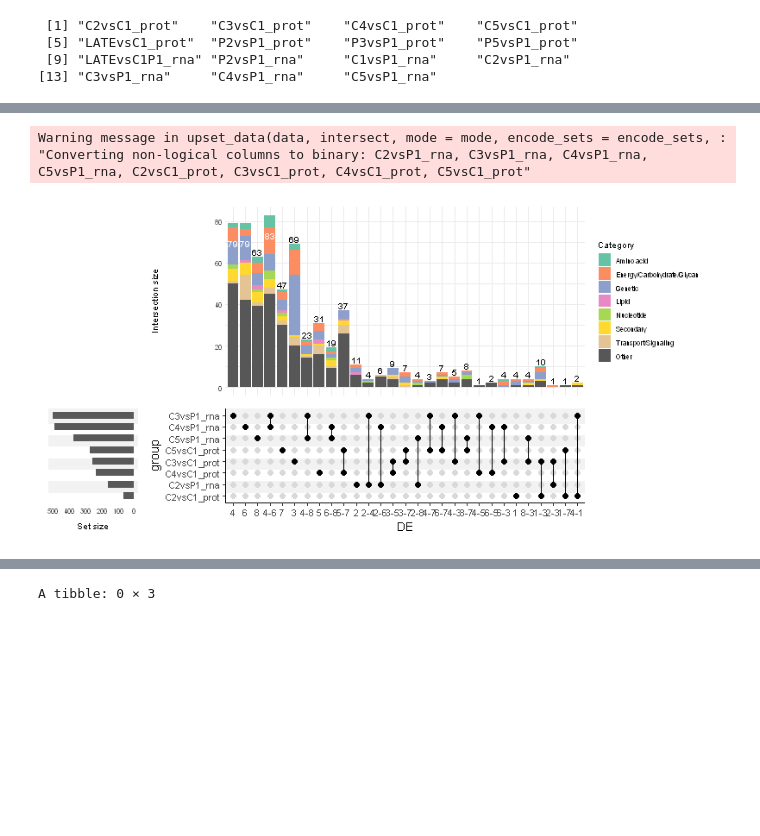
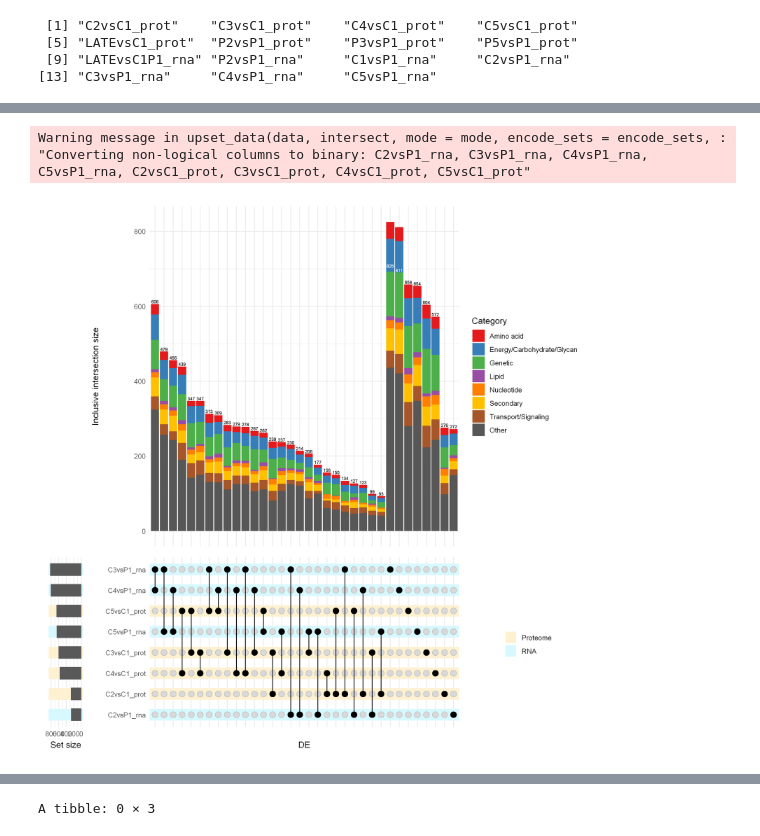
Before and after one commit to wosnat/CC1A3, a Jupyter notebook: Enrichment/CC1A3 MED4 Enrichment.ipynb, the cells around one changed output, grey strips where cells are left out. Cells and saved outputs as stored; diff of their text form; code cells hidden in the pictures; blank space fills up the shorter version.

```diff
--- a/Enrichment/CC1A3 MED4 Enrichment.ipynb
+++ b/Enrichment/CC1A3 MED4 Enrichment.ipynb
@@ -308,12 +312,14 @@ df_DElist_prot1 = df_prot1 %>%  select(
     'contrast','gene_id','logFC','AveExpr',
     'sca.P.Value','sca.adj.pval') %>%
     rename('logFC' = 'logFC','AveExpr' = 'AveExpr',
-    'pvalue' = 'sca.P.Value','padj' = 'sca.adj.pval')
+    'pvalue' = 'sca.P.Value','padj' = 'sca.adj.pval') %>%
+    mutate(Assay = 'Proteome')
 df_DElist_prot2 = df_prot2 %>%  select(
     'contrast','gene_id','logFC','AveExpr',
     'sca.P.Value','sca.adj.pval') %>%
     rename('logFC' = 'logFC','AveExpr' = 'AveExpr',
-    'pvalue' = 'sca.P.Value','padj' = 'sca.adj.pval')
+    'pvalue' = 'sca.P.Value','padj' = 'sca.adj.pval')%>%
+    mutate(Assay = 'Proteome')
 # %%
 df_DElist_rna1 = df_rnaseq1 %>%
     select(
@@ -321,14 +327,16 @@ df_DElist_rna1 = df_rnaseq1 %>%
         'pvalue','padj',
     ) %>%
     rename('logFC' = 'log2FoldChange','AveExpr' = 'baseMean',
-    'pvalue' = 'pvalue','padj' = 'padj')
+    'pvalue' = 'pvalue','padj' = 'padj') %>%
+    mutate(Assay = 'RNA')
 df_DElist_rna2 = df_rnaseq2 %>%
     select(
         'contrast', 'gene_id','baseMean','log2FoldChange',
         'pvalue','padj',
     ) %>%
     rename('logFC' = 'log2FoldChange','AveExpr' = 'baseMean',
-    'pvalue' = 'pvalue','padj' = 'padj')
+    'pvalue' = 'pvalue','padj' = 'padj') %>%
+    mutate(Assay = 'RNA')
 # %%
 df_DElist = bind_rows(df_DElist_prot1, df_DElist_prot2, df_DElist_rna1, df_DElist_rna2)
 # %%
@@ -384,7 +392,7 @@ df_DElist = df_DElist %>%
 # %%
 df_DElist$Category = factor(df_DElist$Category, levels = c("Amino acid", "Energy/Carbohydrate/Glycan",
 "Genetic", "Lipid", "Nucleotide",  "Secondary", "Transport/Signaling", "Other"))
-my.cols <- c(brewer.pal(7, "Set2"), 'grey34')
+#my.cols <- c(brewer.pal(7, "Set2"), 'grey34')
 # %%
 contrast_list = unique(df_DElist$contrast1)
 # %%
@@ -411,4 +419,5 @@ c("C2vsC1_prot", "C3vsC1_prot", "C4vsC1_prot", "C5vsC1_prot",
  [9] "LATEvsC1P1_rna" "P2vsP1_rna"     "C1vsP1_rna"     "C2vsP1_rna"
 [13] "C3vsP1_rna"     "C4vsP1_rna"     "C5vsP1_rna"
 # %%
-head(df_DElist)
+
+contrast_meta_df = df_DElist %>% distinct(contrast1, Assay) %>% rename(set = contrast1)
@@ -425,31 +424,44 @@ A data.frame: 6 × 18
 # %%
-set_size(8,4 )
+#set_size(10,10 )
 df_DElist %>%
-    filter(padj < 0.1, abs(logFC) > 1, contrast != 'Intercept') %>%
+    filter(padj < 0.1, #abs(logFC) > 1,
+           contrast != 'Intercept') %>%
     pivot_wider(id_cols = c(gene_id,Category), names_from = contrast1, values_from = logFC, values_fill = FALSE) %>%
 upset(c(rna_CC_list, prot_CC_list), name='DE',
-    base_annotations=list(
+      mode='inclusive_intersection',
+      base_annotations=list(
         'Intersection size'=intersection_size(
-            mapping=aes(fill=Category)
+            mode='inclusive_intersection',
+            mapping=aes(fill=Category),
+            text=list(size=2)
         )
             + scale_fill_manual(values=my.cols)
     ),
 #     annotations = list(
 #         'Categories'=(
 #             ggplot(mapping=aes(fill=Category))
 #             + geom_bar(stat='count', position='fill')
 #             + scale_y_continuous(labels=scales::percent_format())
 #             + scale_fill_manual(values=my.cols
 #             )
 #             + ylab('Category')
 #         )
 #     ),
-      width_ratio=0.2,
+      width_ratio=0.1,
       #min_size=10,
-      mode='inclusive_intersection',
-      min_degree=1, max_degree=2) +
-theme_classic(base_size = 15)
+      #mode='inclusive_intersection',
+      min_degree=1, max_degree=2,
+     sort_intersections_by=c('degree', 'cardinality'),
+    stripes=upset_stripes(
+        mapping=aes(color=Assay),
+        colors=c(
+            'Proteome'='#fef1d2',
+            'RNA'='#d7f8ff'
+        ),
+        data=contrast_meta_df
+    )) #+
+#theme_classic(base_size = 15)
 # %% [output]
 Warning message in upset_data(data, intersect, mode = mode, encode_sets = encode_sets, :
 "Converting non-logical columns to binary: C2vsP1_rna, C3vsP1_rna, C4vsP1_rna, C5vsP1_rna, C2vsC1_prot, C3vsC1_prot, C4vsC1_prot, C5vsC1_prot"
-[figure, old version]
+[figure, new version]
```
Also changed, not shown: parts of 11 cells of this notebook.
